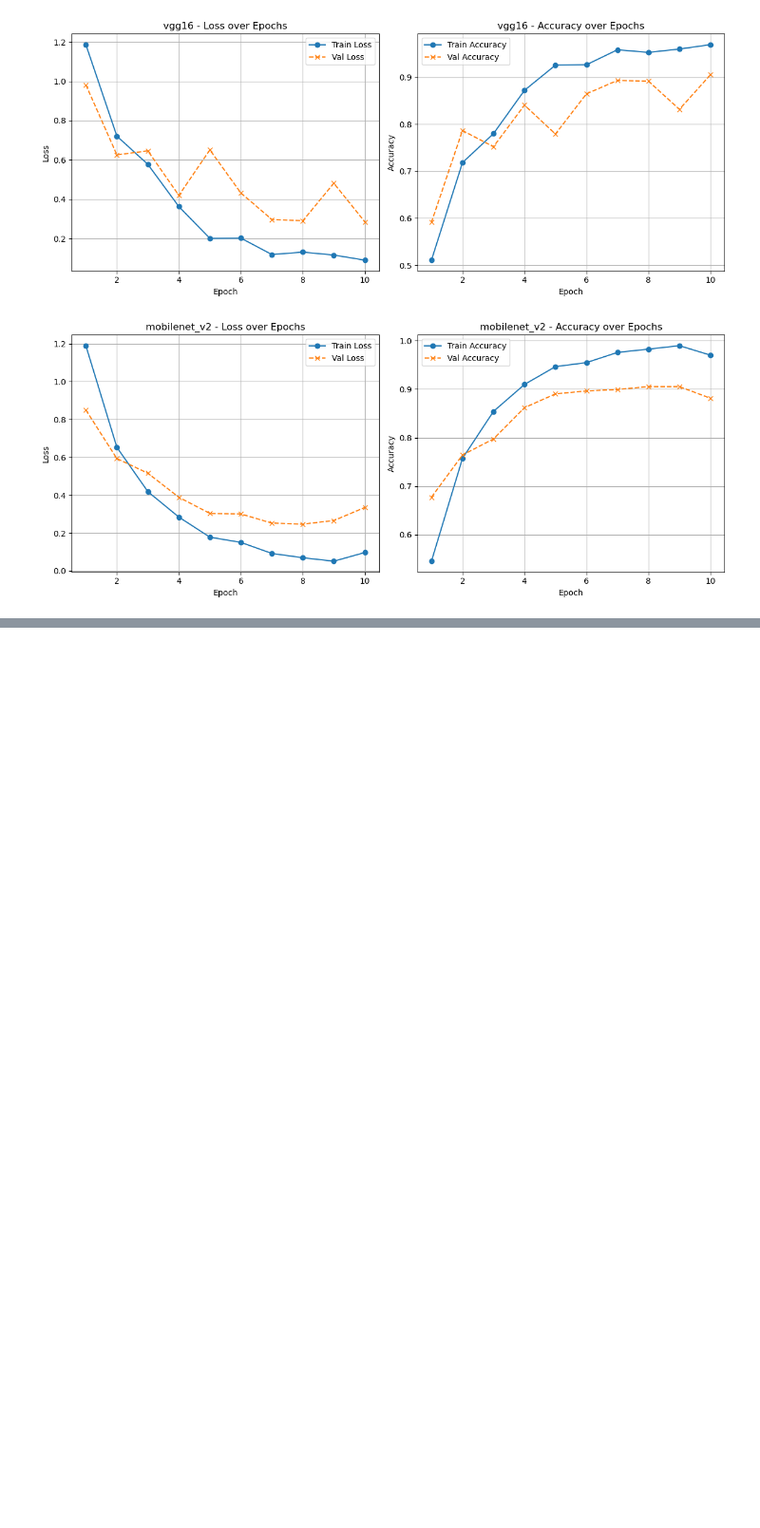
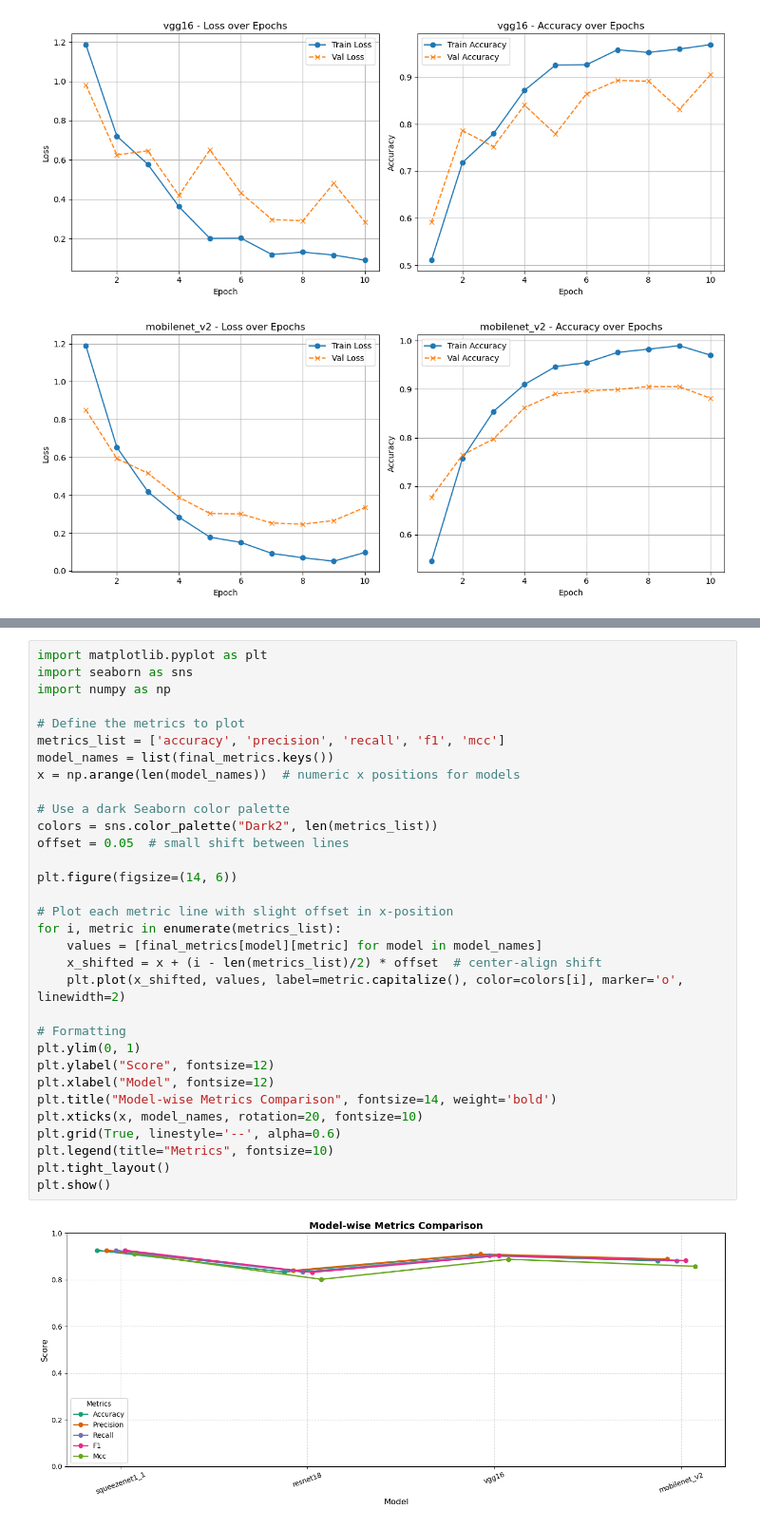
Before and after one commit to SpoorthiKalakuntla/GazelleforCervicalCancerwithComparisions, a Jupyter notebook: gazelle3.ipynb, the cells around one changed output, grey strips where cells are left out. Shown at 95% size. Saved outputs shown, nothing was run; the diff lists cells and outputs as text; blank space fills up the shorter version.

```diff
--- a/gazelle3.ipynb
+++ b/gazelle3.ipynb
@@ -947,0 +978,34 @@ for name, h in histories.items():
+# %%
+import matplotlib.pyplot as plt
+import seaborn as sns
+import numpy as np
+
+# Define the metrics to plot
+metrics_list = ['accuracy', 'precision', 'recall', 'f1', 'mcc']
+model_names = list(final_metrics.keys())
+x = np.arange(len(model_names))  # numeric x positions for models
+
+# Use a dark Seaborn color palette
+colors = sns.color_palette("Dark2", len(metrics_list))
+offset = 0.05  # small shift between lines
+
+plt.figure(figsize=(14, 6))
+
+# Plot each metric line with slight offset in x-position
+for i, metric in enumerate(metrics_list):
+    values = [final_metrics[model][metric] for model in model_names]
+    x_shifted = x + (i - len(metrics_list)/2) * offset  # center-align shift
+    plt.plot(x_shifted, values, label=metric.capitalize(), color=colors[i], marker='o', linewidth=2)
+
+# Formatting
+plt.ylim(0, 1)
+plt.ylabel("Score", fontsize=12)
+plt.xlabel("Model", fontsize=12)
+plt.title("Model-wise Metrics Comparison", fontsize=14, weight='bold')
+plt.xticks(x, model_names, rotation=20, fontsize=10)
+plt.grid(True, linestyle='--', alpha=0.6)
+plt.legend(title="Metrics", fontsize=10)
+plt.tight_layout()
+plt.show()
+# %% [output]
+[figure, added]
```
Also changed, not shown: parts of 3 cells of this notebook.
